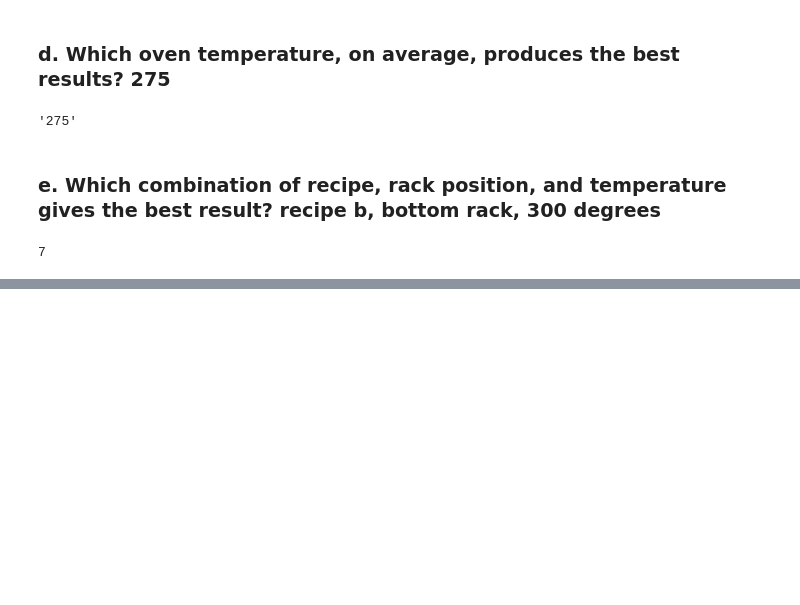
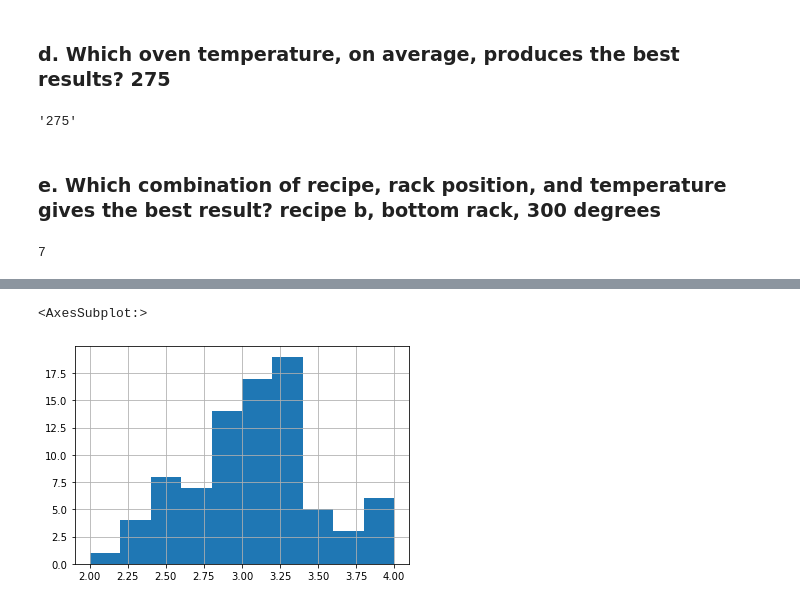
Before and after one commit to m3redithw/classification-exercises, a Jupyter notebook: classification_exercises.ipynb, the cells around one changed output, grey strips where cells are left out. Drawn from its saved outputs; the diff is of its cells as text; code cells hidden in the pictures; blank space fills up the shorter version.

```diff
--- a/classification_exercises.ipynb
+++ b/classification_exercises.ipynb
@@ -1081,0 +1172,7 @@ cake_tidy.bottom.idxmax()
+# %%
+# histogram
+
+train.sepal_width.hist()
+# %% [output]
+<AxesSubplot:>
+[figure, added]
```
Also changed, not shown: parts of 87 cells of this notebook.
